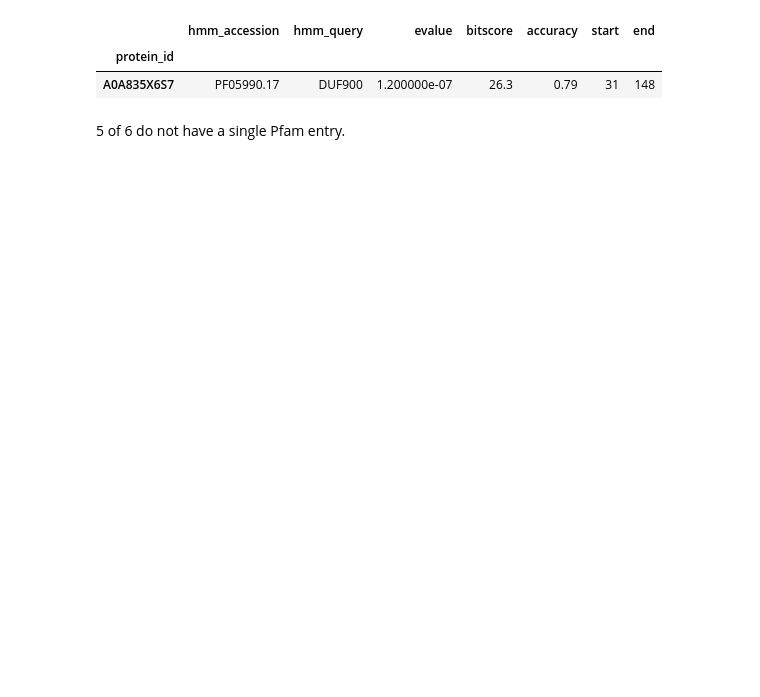
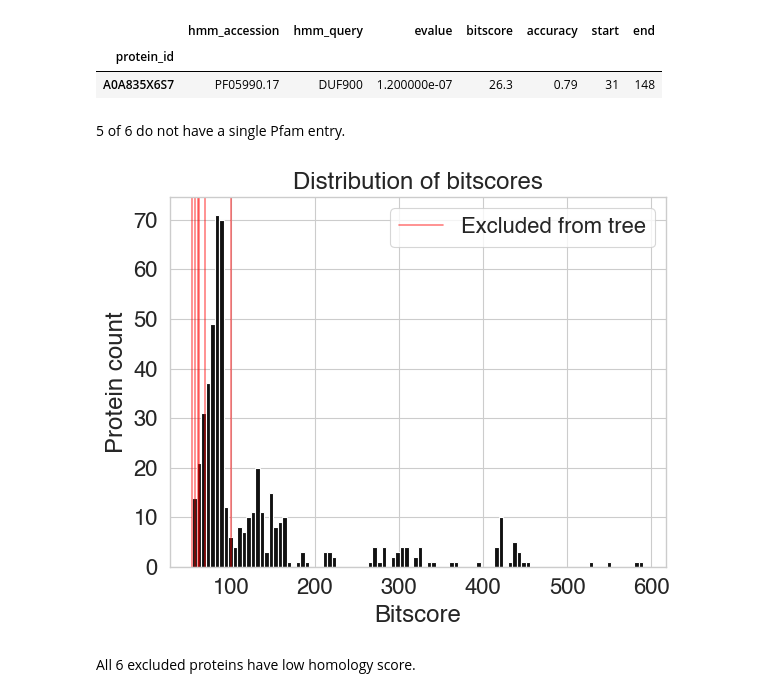
Before and after one commit to Chahrazadt87/AvB, a Jupyter notebook: notebook/hydrolase_tree.ipynb, the cells around one changed output. Cells and saved outputs as stored; diff of their text form; code cells hidden in the pictures; blank space fills up the shorter version.

Commit message:
Tree post-processing and annotations

```diff
--- a/notebook/hydrolase_tree.ipynb
+++ b/notebook/hydrolase_tree.ipynb
@@ -21,3 +24,19 @@ assert data_folder.is_dir()
+# %%
+sns.set_palette('colorblind')
+sns.set_style('whitegrid')
+sns.set_context('paper', font_scale=1.8)
+plt.rcParams['font.family'] = 'Helvetica'
+
+palette = sns.color_palette().as_hex()
+palette_20 = [
+    '#e6194b', '#3cb44b', '#ffe119', '#4363d8', '#f58231',
+    '#911eb4', '#46f0f0', '#f032e6', '#bcf60c', '#fabebe',
+    '#008080', '#e6beff', '#9a6324', '#fffac8', '#800000',
+    '#aaffc3', '#808000', '#ffd8b1', '#000075', '#808080',
+]  # Source: https://sashamaps.net/docs/resources/20-colors/
+
+data_folder = Path('./data')
+assert data_folder.is_dir()
 # %% [markdown]
 ## Alignment
 
@@ -37,7 +56,8 @@ print('Number of sequences dropped:', len(dropped_ids))
 Number of sequences dropped: 6
 # %%
 metadata_df = pd.read_csv(data_folder / 'hydrolase_search' / 'search_output.csv', index_col='id')
-metadata_df.loc[dropped_ids]
+dropped_records = metadata_df.loc[dropped_ids]
+dropped_records
 # %% [output]
 |  | gtdb_id | db_proka_id | uniprot_id | domain | gtdb_phylum | gtdb_class | gtdb_order | gtdb_family | ... |
 | id |  |  |  |  |  |  |  |  | ... |
@@ -56,3 +78,18 @@ pfam_df.loc[sorted(set(pfam_df.index) & set(dropped_ids))]
 | A0A835X6S7 | PF05990.17 | DUF900 | 1.200000e-07 | 26.3 | 0.79 | 31 | 148 |
 # %% [markdown]
 5 of 6 do not have a single Pfam entry.
+# %%
+ax = metadata_df['bits'].hist(bins=100, color='#111111');
+
+for i, bitscore in enumerate(dropped_records['bits'].values):
+    label = 'Excluded from tree' if i == 0 else None
+    ax.axvline(bitscore, color='red', alpha=0.5, label=label)
+
+ax.set_title('Distribution of bitscores');
+ax.set_xlabel('Bitscore');
+ax.set_ylabel('Protein count');
+ax.legend();
+# %% [output]
+[figure, added]
+# %% [markdown]
+All 6 excluded proteins have low homology score.
```
Also changed, not shown: parts of 20 cells of this notebook, 6 other files.
